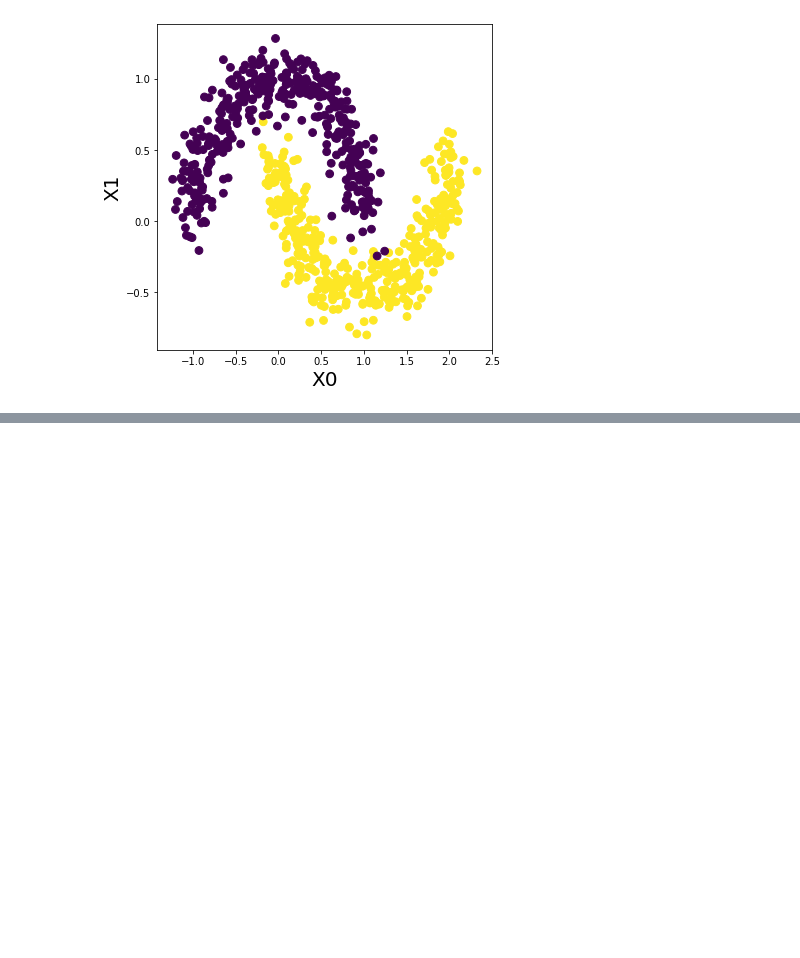
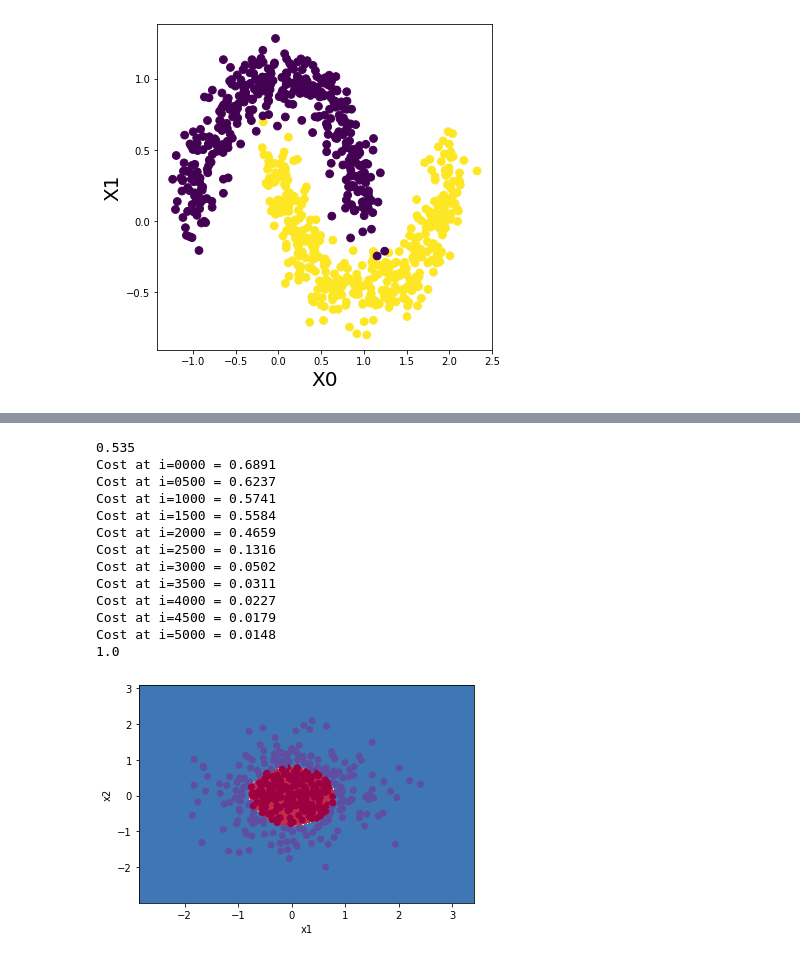
Before and after one commit to Etshhh/DeepNeuralNetworkImplementation, a Jupyter notebook: DNN.ipynb, the cells around one changed output, grey strips where cells are left out. Saved outputs shown, nothing was run; the diff lists cells and outputs as text; code cells hidden in the pictures; blank space fills up the shorter version.

```diff
--- a/DNN.ipynb
+++ b/DNN.ipynb
@@ -76,7 +77,7 @@ def init_params(layers):
     """
     Initializes the weights for the (deep) neural network layers using Xavier's Initialization.
         Parameters:
-            layer (tuple): tuple of layers' number of nodes and activation layers(including input layer) tuples
+            layers (tuple): tuple of layers' number of nodes and activation layers(including input layer) tuples
                 ((10, ''), (5, 'relu'), (1, 'sigmoid'))
         Returns:
             params (dict): dictionary containing weights and bias per layer
@@ -401,5 +433,8 @@ int('0100')
 # %%
-def plot_decision_boundary(model, X, y, figname=None):
+def plot_decision_boundary(model, X, y, figname=None, cmap = plt.cm.Spectral):
+    """
+    Plots model output.
+    """
     # Set min and max values and give it some padding
     x_min, x_max = X[0, :].min() - 1, X[0, :].max() + 1
     y_min, y_max = X[1, :].min() - 1, X[1, :].max() + 1
@@ -410,10 +445,10 @@ def plot_decision_boundary(model, X, y, figname=None):
     Z = model(np.c_[xx.ravel(), yy.ravel()])
     Z = Z.reshape(xx.shape)
     # Plot the contour and training examples
-    plt.contourf(xx, yy, Z, cmap=plt.cm.Spectral)
+    plt.contourf(xx, yy, Z, cmap=cmap)
     plt.ylabel('x2')
     plt.xlabel('x1')
-    plt.scatter(X[0, :], X[1, :], c=y, cmap=plt.cm.Spectral)
+    plt.scatter(X[0, :], X[1, :], c=y, cmap=cmap)
     if figname:
         plt.title(f"Decision Boundary on epoch: {int(figname[3:])}")
         plt.savefig(f"plots/{figname}")
@@ -512,0 +562,24 @@ Cost at i=5000 = 0.0131
+# %%
+params = my_dnn(X, y,
+                ((2, ''), *((5, 'tanh'),) * 3, (1, 'sigmoid')),
+                lr = 0.1,
+                niters=5000,
+                verbose=True,
+                savefigs=True, cmap)
+
+plot_decision_boundary(lambda x: predict(x.T, params), X, y)
+# %% [output]
+0.535
+Cost at i=0000 = 0.6891
+Cost at i=0500 = 0.6237
+Cost at i=1000 = 0.5741
+Cost at i=1500 = 0.5584
+Cost at i=2000 = 0.4659
+Cost at i=2500 = 0.1316
+Cost at i=3000 = 0.0502
+Cost at i=3500 = 0.0311
+Cost at i=4000 = 0.0227
+Cost at i=4500 = 0.0179
+Cost at i=5000 = 0.0148
+1.0
+[figure, added]
```
Also changed, not shown: parts of 12 cells of this notebook, 46 other files.
